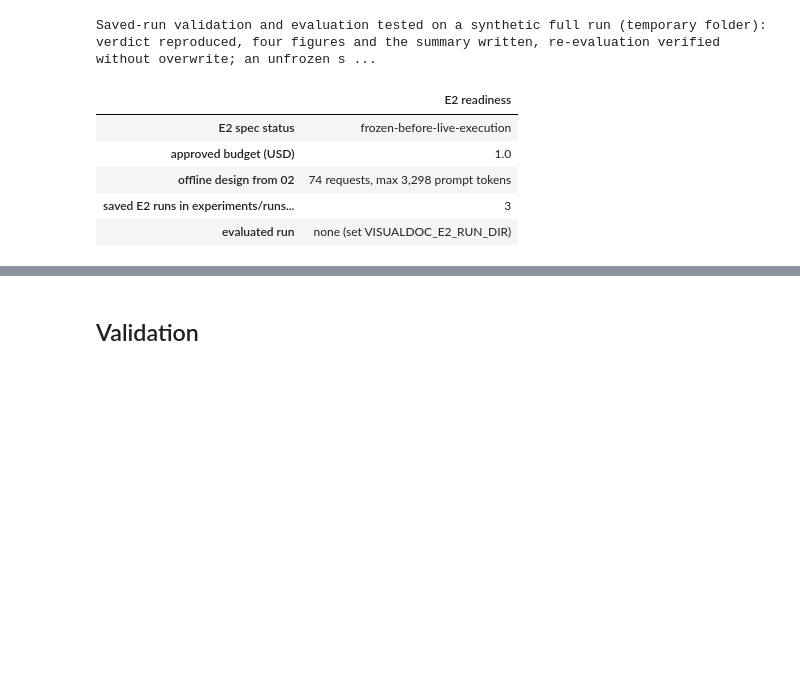
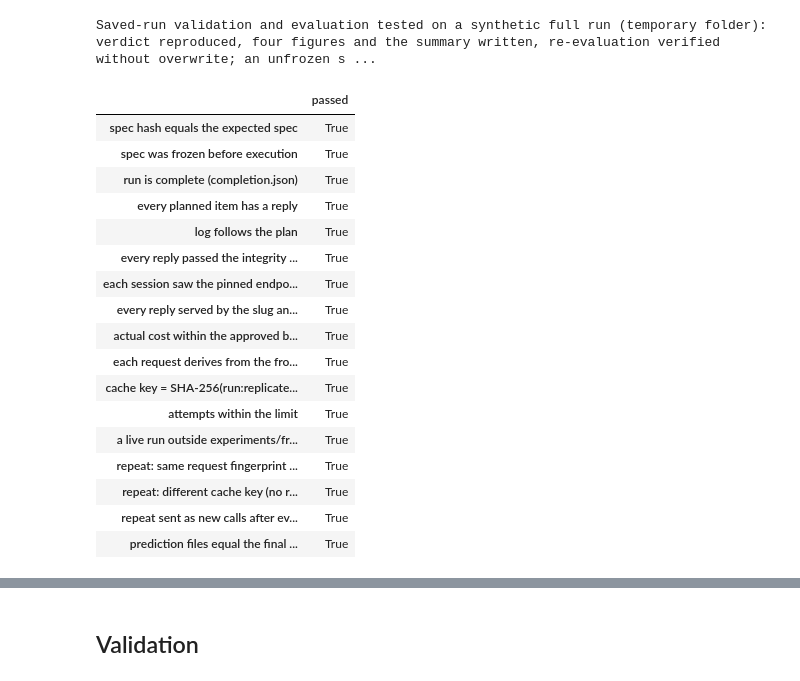
Before and after one commit to ROUSenghak/Multimodal-Document-Intelligence, a Jupyter notebook: notebooks/03_evaluation.ipynb, the cells around one changed output, grey strips where cells are left out. Drawn from its saved outputs; the diff is of its cells as text; code cells hidden in the pictures; blank space fills up the shorter version.

```diff
--- a/notebooks/03_evaluation.ipynb
+++ b/notebooks/03_evaluation.ipynb
@@ -2038,6 +2038,8 @@ Retain GPT-4o-mini@768 if $\Delta \le 0$; otherwise the result is inconclusive.
 import tempfile
 
 E2_DIR = PROCESSED_DIR / "e2"
+FROZEN_E2_DIR = PROJECT_ROOT / "experiments" / "frozen" / "e2"
+FROZEN_E2_RUN = FROZEN_E2_DIR / "run_20261122T120924635816Z_4f2e1369_full"
 assert (E2_DIR / "design.json").is_file(), "e2/design.json missing: run notebook 02 (E2 offline mode) first"
 e2_spec_bytes = (PROJECT_ROOT / "experiments" / "specs" / "e2_stronger_vlm_v2.json").read_bytes()
 e2_spec = json.loads(e2_spec_bytes)
@@ -2322,7 +2324,7 @@ def draw_e2_figures(table, results, save_dir=None, show=True):
         ax_a.bar_label(bars, labels=[f"{v:.2f}" for v in values], fontsize=7.5, padding=2)
     ax_a.set_xticks(range(len(measures)), list(measures))
     ax_a.set(ylim=(0, 1.15), title="(a) Citations (off-by-one counts in the table)")
-    ax_a.legend(fontsize=8, loc="lower left")
+    ax_a.legend(fontsize=8, loc="upper center", bbox_to_anchor=(0.5, -0.1), ncol=3)  # below the axis: never over the bars
     levels = ["reply_text_changed", "parsed_answer_changed", "correctness_changed"]
     for offset, (key, prefix) in zip((0.2, -0.2), (("gpt4o_mini_512", "G"), ("qwen_768", "Q"))):
         values = [results["repeat"][key][level] for level in levels]
@@ -2358,6 +2360,9 @@ E2 figure code runs on a mocked run (figures discarded).
 # Validation and evaluation of a saved E2 run directory, as functions, tested below on a synthetic full run.
 frozen_e1_fingerprints = {(r["qid"], r["condition"]): r["fingerprint"] for r in read_jsonl(E2_COMPARATOR_RUN / "execution_log.jsonl")
                           if r["replicate_id"] == "main_r1"}
+
+
+E2_LOCATION_CHECK = "a live run outside experiments/frozen/, or the frozen copy matching its SHA256SUMS"
 
 
 def validate_e2_run(run_dir, *, expected_spec_sha256):
@@ -2388,7 +2393,9 @@ def validate_e2_run(run_dir, *, expected_spec_sha256):
         "cache key = SHA-256(run:replicate:fingerprint)": all(
             hashlib.sha256(f"{settings['run_id']}:{r['replicate_id']}:{r['fingerprint']}".encode()).hexdigest() == r["cache_provenance"]["cache_key"] for r in final),
         "attempts within the limit": all(r["attempt"] <= settings["max_attempts_per_request"] for r in log),
-        "not inside experiments/frozen/": not run_dir.resolve().is_relative_to((PROJECT_ROOT / "experiments" / "frozen").resolve()),
+        E2_LOCATION_CHECK: (
+            not run_dir.resolve().is_relative_to((PROJECT_ROOT / "experiments" / "frozen").resolve())
+            or (run_dir.resolve().parent == FROZEN_E2_DIR.resolve() and verify_sha256sums(FROZEN_E2_DIR, run_dir.name + "/"))),
     }
     if settings["mode"] == "full":
         by_key = {(r["replicate_id"], r["qid"], r["condition"]): r for r in final}
@@ -2449,9 +2456,13 @@ def evaluate_saved_e2_run(run_dir, *, expected_spec_sha256, fig_dir, table_path,
     if summary_path.exists():
         saved, new = json.loads(summary_path.read_text()), json.loads(serialized)
         saved.pop("run_dir", None), new.pop("run_dir", None)
+        for summary in (saved, new):  # like run_dir, the location check describes where the run is read from, not its results
+            summary["checks"] = {k: v for k, v in summary.get("checks", {}).items()
+                                 if k not in ("not inside experiments/frozen/", E2_LOCATION_CHECK)}
         # Canonical text comparison: NaN metrics (e.g. validity when nothing is cited) never compare equal as floats.
         assert json.dumps(saved, sort_keys=True) == json.dumps(new, sort_keys=True), "Existing E2 evaluation differs; refusing to overwrite"
     else:
+        assert not run_dir.resolve().is_relative_to((PROJECT_ROOT / "experiments" / "frozen").resolve()), "experiments/frozen/ is never written to"
         summary_path.write_text(serialized)
     return results, table
 
@@ -2507,29 +2518,52 @@ print("Saved-run validation and evaluation tested on a synthetic full run (tempo
 # %% [output]
 Saved-run validation and evaluation tested on a synthetic full run (temporary folder): verdict reproduced, four figures and the summary written, re-evaluation verified without overwrite; an unfrozen s ...
 # %%
-# Evaluate the saved E2 run named by VISUALDOC_E2_RUN_DIR. Without one, report readiness only: no E2 performance exists yet.
+# Evaluate E2: by default the frozen full run (experiments/frozen/e2/), or another saved run named by VISUALDOC_E2_RUN_DIR. No API call.
 e2_run_value = os.getenv("VISUALDOC_E2_RUN_DIR", "").strip()
-e2_results, e2_run_checks = None, None
-existing_e2_runs = sorted(p.name for p in (PROJECT_ROOT / "experiments" / "runs" / "e2").glob("*") if p.is_dir())
-if not e2_run_value:
-    display(pd.Series({
-        "E2 spec status": e2_spec["status"], "approved budget (USD)": str(e2_spec["budget"]["approved_ceiling_usd"]),
-        "offline design from 02": f"{e2_design['requests']} requests, max {e2_design['max_prompt_tokens']:,} prompt tokens",
-        "saved E2 runs in experiments/runs/e2/": len(existing_e2_runs),
-        "evaluated run": "none (set VISUALDOC_E2_RUN_DIR)",
-    }, name="E2 readiness").to_frame())
-    print("No E2 run evaluated: no Qwen3-VL-8B answer exists in this notebook, so no E2 accuracy, effect or verdict is reported.")
+if not e2_run_value and not FROZEN_E2_RUN.is_dir():
+    raise FileNotFoundError("E2 frozen run missing: restore experiments/frozen/e2/ from git or set VISUALDOC_E2_RUN_DIR.")
+e2_run_dir = Path(e2_run_value or FROZEN_E2_RUN)
+e2_run_dir = e2_run_dir if e2_run_dir.is_absolute() else PROJECT_ROOT / e2_run_dir
+assert e2_run_dir.is_dir(), f"E2 run directory not found: {e2_run_dir}"
+e2_is_frozen = e2_run_dir.resolve() == FROZEN_E2_RUN.resolve()
+if e2_is_frozen:
+    assert verify_sha256sums(FROZEN_E2_DIR), "experiments/frozen/e2/ does not match its SHA256SUMS"
+e2_results, e2_table = evaluate_saved_e2_run(e2_run_dir, expected_spec_sha256=e2_spec_sha256, fig_dir=E2_DIR / "figures",
+                                             table_path=E2_DIR / "per_question.csv", show=True)
+e2_run_checks = e2_results["checks"]
+
+if e2_is_frozen:
+    # Regression references of the frozen E2 result (independent audit: experiments/frozen/e2/AUDIT.json, 44/44).
+    e2_counts = {k: int(e2_table[f"correct_{k}"].sum()) for k in ("G512", "G768", "G512_r2", "Q512", "Q768", "Q768_r2")}
+    assert e2_counts == {"G512": 10, "G768": 16, "G512_r2": 11, "Q512": 11, "Q768": 15, "Q768_r2": 15}, e2_counts
+    assert (e2_results["primary"]["fixed"], e2_results["primary"]["broken"]) == (4, 5)
+    assert e2_results["repeat"]["qwen_768"]["correctness_changed"] == 0 and e2_results["repeat"]["gpt4o_mini_512"]["correctness_changed"] == 1
+    assert e2_results["decision"]["verdict"] == "retain_gpt4o_mini_768_reference"
+    assert e2_results["execution"]["replied"] == 113 and e2_results["execution"]["rate_limited_responses"] == 3
+    assert (E2_DIR / "per_question.csv").read_bytes() == (FROZEN_E2_DIR / "tables" / "per_question.csv").read_bytes(), "per-question table differs from the frozen one"
+    e2_audit = json.loads((FROZEN_E2_DIR / "AUDIT.json").read_text())
+    assert e2_audit["passed"] == e2_audit["total"] == 44 and e2_audit["recomputed"]["verdict"] == e2_results["decision"]["verdict"]
+    print("Frozen E2 result reproduced without any API call: checksums verified; 11/15/15 of 37 for Qwen (512, 768, 768 repeat) against "
+          "10/16/11 for GPT-4o-mini; 4 fixed / 5 broken; verdict retain_gpt4o_mini_768_reference; per-question table identical; "
+          "independent audit 44/44.")
 else:
-    e2_run_dir = Path(e2_run_value) if Path(e2_run_value).is_absolute() else PROJECT_ROOT / e2_run_value
-    assert e2_run_dir.is_dir(), f"E2 run directory not found: {e2_run_dir}"
-    e2_results, e2_table = evaluate_saved_e2_run(e2_run_dir, expected_spec_sha256=e2_spec_sha256, fig_dir=E2_DIR / "figures",
-                                                 table_path=E2_DIR / "per_question.csv", show=True)
-    e2_run_checks = e2_results["checks"]
     print("E2 evaluation of", e2_run_dir.name, "complete" + (": see the figures above." if e2_results["performance_reported"] else " (technical only)."))
 # %% [output]
-|  | E2 readiness |
-| E2 spec status | frozen-before-live-execution |
-| approved budget (USD) | 1.0 |
-| offline design from 02 | 74 requests, max 3,298 prompt tokens |
-| saved E2 runs in experiments/runs... | 3 |
-| evaluated run | none (set VISUALDOC_E2_RUN_DIR) |
+|  | passed |
+| spec hash equals the expected spec | True |
+| spec was frozen before execution | True |
+| run is complete (completion.json) | True |
+| every planned item has a reply | True |
+| log follows the plan | True |
+| every reply passed the integrity ... | True |
+| each session saw the pinned endpo... | True |
+| every reply served by the slug an... | True |
+| actual cost within the approved b... | True |
+| each request derives from the fro... | True |
+| cache key = SHA-256(run:replicate... | True |
+| attempts within the limit | True |
+| a live run outside experiments/fr... | True |
+| repeat: same request fingerprint ... | True |
+| repeat: different cache key (no r... | True |
+| repeat sent as new calls after ev... | True |
+| prediction files equal the final ... | True |
```
Also changed, not shown: parts of 6 cells of this notebook, 30 other files.
